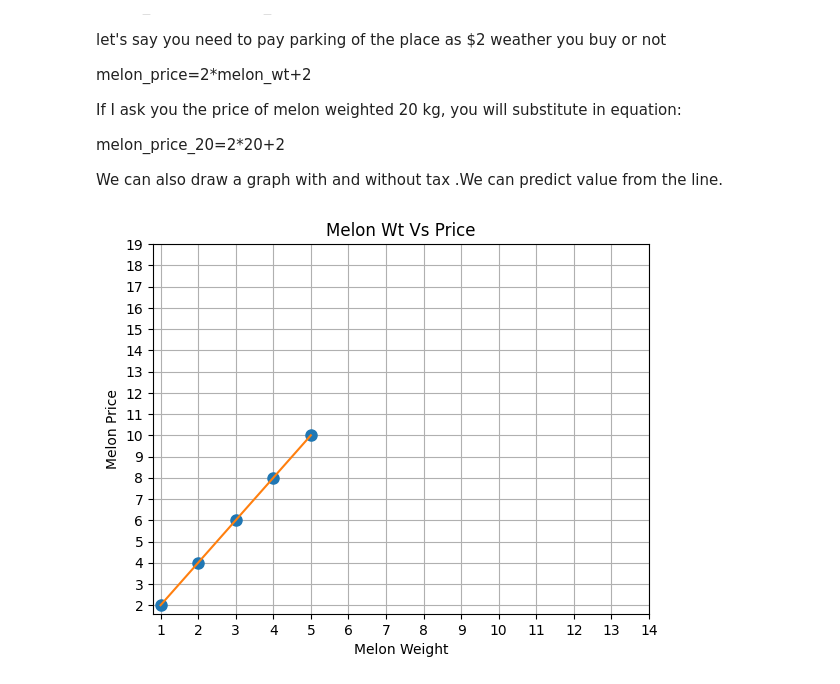
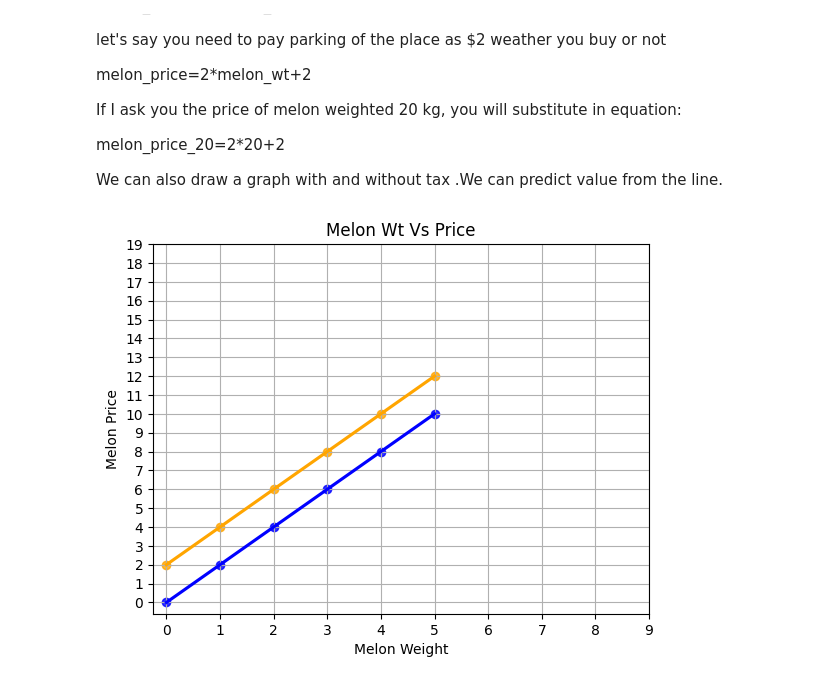
Before and after one commit to anuradha-datascience/machine-learning, a Jupyter notebook: MachineLearningforBeginners_Part_1_Linear_Regression.ipynb, the cells around one changed output. Saved outputs shown, nothing was run; the diff lists cells and outputs as text; code cells hidden in the pictures.

```diff
--- a/MachineLearningforBeginners_Part_1_Linear_Regression.ipynb
+++ b/MachineLearningforBeginners_Part_1_Linear_Regression.ipynb
@@ -48,34 +48,45 @@ melon_price_20=2*20+2
 We can also draw a graph with and without tax .We can predict value from the line.
 # %%
 import matplotlib.pyplot as plt
+import seaborn as sns
 
 # Sample list of tuples containing coordinates
-coordinates = [(1, 2), (2, 4), (3, 6), (4, 8), (5, 10)]
+coordinates1 = [(0,0),(1, 2), (2, 4), (3, 6), (4, 8), (5, 10)]
+#with bias
+coordinates2 = [(0,2),(1, 4), (2, 6), (3, 8), (4, 10), (5, 12)]
+
 
 # Extract x and y coordinates from the list of tuples
-x_values = [coord[0] for coord in coordinates]
-y_values = [coord[1] for coord in coordinates]
+x_values_1 = [coord[0] for coord in coordinates1]
+y_values_1 = [coord[1] for coord in coordinates1]
+
+# Extract x and y coordinates from the list of tuples
+x_values_2 = [coord[0] for coord in coordinates2]
+y_values_2 = [coord[1] for coord in coordinates2]
 
 # Plot the points
-plt.plot(x_values, y_values, marker='o', linestyle='', markersize=8)
+sns.regplot(x=x_values_1,y= y_values_1,color='blue')
 
-# Draw lines connecting the points
-plt.plot(x_values, y_values, linestyle='-', marker='')
+# Plot the points
+sns.regplot(x=x_values_2,y= y_values_2,color='orange')
+
 
 # Add labels and title
 # Customize x-ticks to display integers
-plt.xticks(range(min(x_values), max(x_values)+10))
-plt.yticks(range(min(y_values), max(x_values)+15))
+plt.xticks(range(min(x_values_1), max(x_values_1)+5))
+plt.yticks(range(min(y_values_1), max(y_values_1)+10))
 
 # Add labels and title
 plt.xlabel('Melon Weight')
 plt.ylabel('Melon Price')
 plt.title('Melon Wt Vs Price')
 # Show the plot
 plt.grid(True)
 plt.show()
+
+#annotate line with eqaution while describing
 # %% [output]
-[figure, old version]
+[figure, new version]
 # %% [markdown]
 [Inspiration: Towards Data Science](https://towardsdatascience.com/machine-learning-simple-linear-regression-with-python-f04ecfdadc13)
 
```
Also changed, not shown: parts of 10 cells of this notebook.
